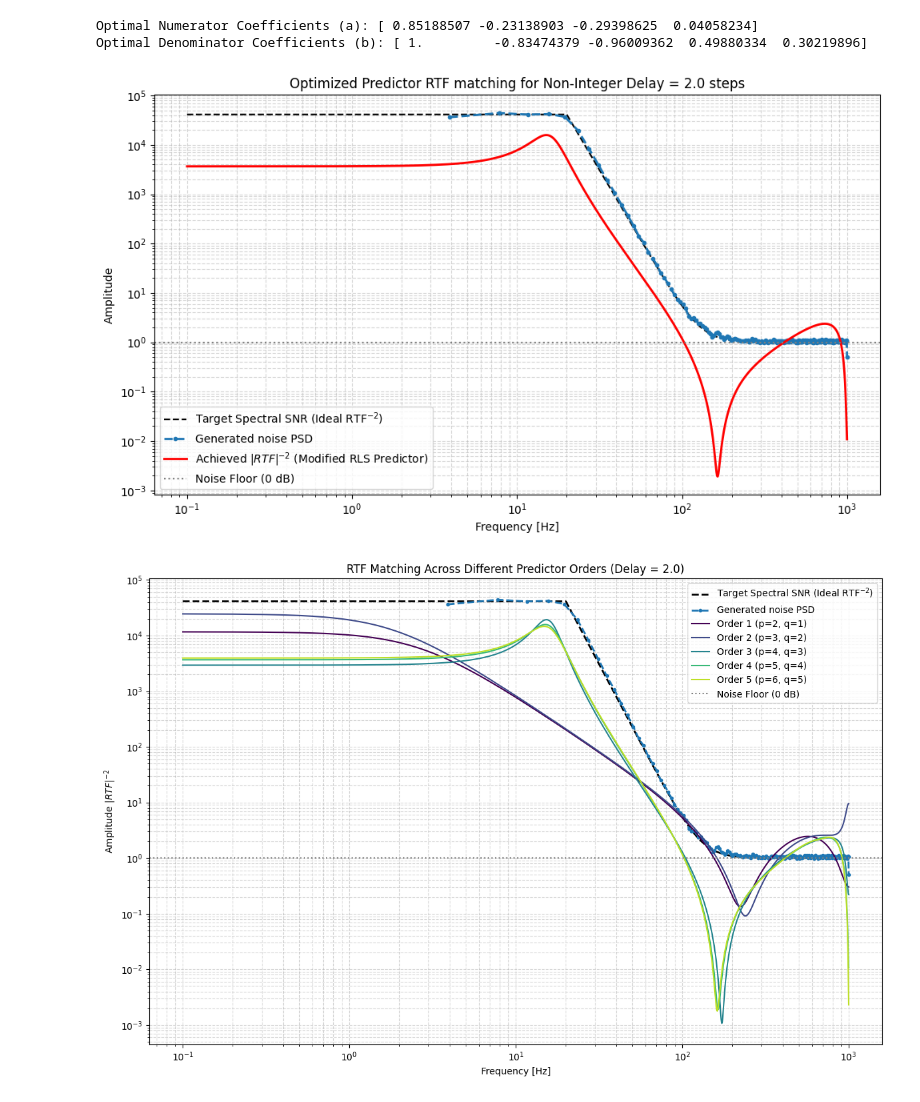
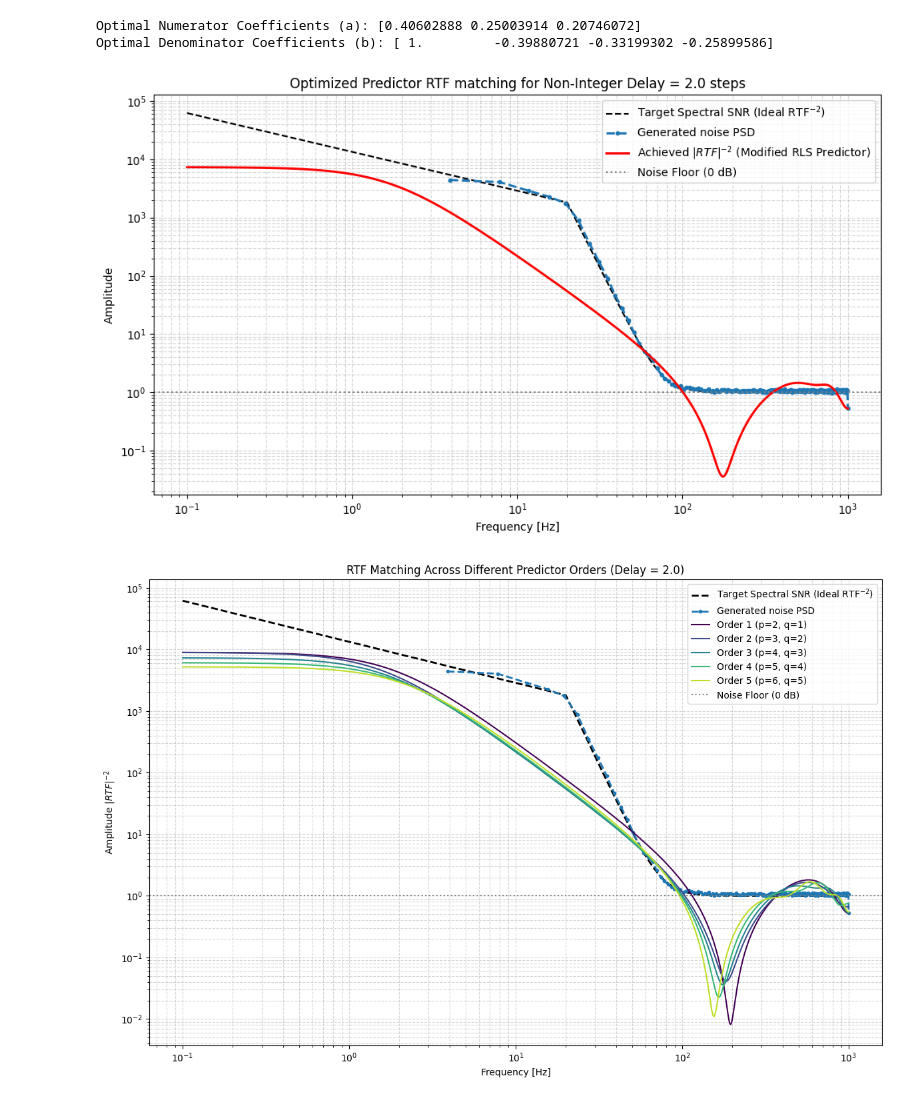
Before and after one commit to ArcetriAdaptiveOptics/SPECULA, a Jupyter notebook: config/SensorFusion/scracthIIRtfs.ipynb, the cells around one changed output. Saved outputs shown, nothing was run; the diff lists cells and outputs as text; code cells hidden in the pictures.

```diff
--- a/config/SensorFusion/scracthIIRtfs.ipynb
+++ b/config/SensorFusion/scracthIIRtfs.ipynb
@@ -201,38 +320,35 @@ def plot_multiple_orders(f, psd_turb, psd_noise, e_meas_prime, delay_steps, f_sa
 # %%
 
 # Parameters
 f_sampling = 2000.0          # Loop frequency [Hz]
-n_mode = 2                   # Radial order of the mode (e.g., 1 for tilt, >1 for higher)
-turb_power = 1000.0            # Total turbulence power
+n_mode = 1                   # Radial order of the mode (e.g., 1 for tilt, >1 for higher)
+turb_power = 100.0            # Total turbulence power
 noise_power = 1.0            # Total noise power
 cutoff_freq = 20.0            # Turbulence Cutoff frequency [Hz]
 
 delay_steps = 2.0            # Non-integer delay steps (e.g., CCD readout + DAC)
-p_order = 5                  # Denominator order (p)
-q_order = 4                  # Numerator order (q)
+p_order = 4                  # Denominator order (p)
+q_order = 3                  # Numerator order (q)
 
 # 1. Setup Frequency Axis and Generate PSDs
-N_samples = int(1e+4)
+N_samples = 4096*4
 f = np.linspace(0.1, f_sampling / 2, N_samples) #np.logspace(np.log(0.1), np.log(f_sampling / 2), N_samples) #
 psd_turb, psd_noise = generate_psd(f, cutoff_freq, n_mode, turb_power, noise_power)
 
 # 2. Simulate the time domain signal advanced by the fractional delay (e'_meas)
 e_meas_prime = generate_time_series_with_delay(psd_turb, psd_noise, f, delay_steps)
-
-# 3. Optimize the filter coefficients using the Modified RLS
-# (Extract the converged coefficients at the end of the array)
 a_coeffs, b_coeffs = modified_rls_optimizer(e_meas_prime, p_order, q_order)
 
 print("Optimal Numerator Coefficients (a):", a_coeffs)
 print("Optimal Denominator Coefficients (b):", b_coeffs)
 
 # 4. Generate the Visualization
 evaluate_and_plot(f, psd_turb, psd_noise, a_coeffs, b_coeffs, delay_steps, e_meas_prime, f_sampling)
 
 # Run the comparison
 plot_multiple_orders(f, psd_turb, psd_noise, e_meas_prime, delay_steps=delay_steps, f_sampling=f_sampling, max_order=5)
 # %% [output]
-Optimal Numerator Coefficients (a): [ 0.85188507 -0.23138903 -0.29398625  0.04058234]
-Optimal Denominator Coefficients (b): [ 1.         -0.83474379 -0.96009362  0.49880334  0.30219896]
+Optimal Numerator Coefficients (a): [0.40602888 0.25003914 0.20746072]
+Optimal Denominator Coefficients (b): [ 1.         -0.39880721 -0.33199302 -0.25899586]
-[figure, old version]
+[figure, new version]
-[figure, old version]
+[figure, new version]
```
Also changed, not shown: parts of 2 cells of this notebook, 8 other files.
